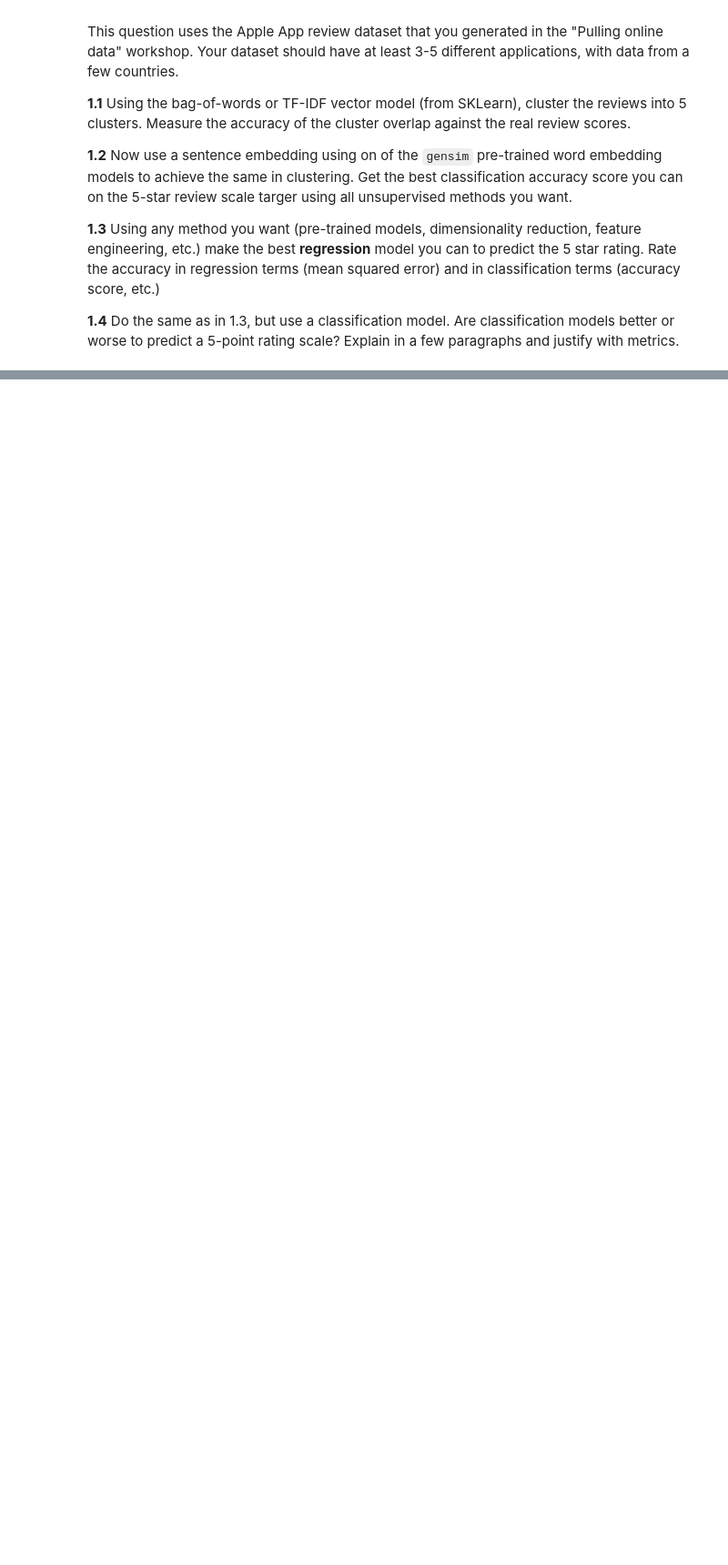
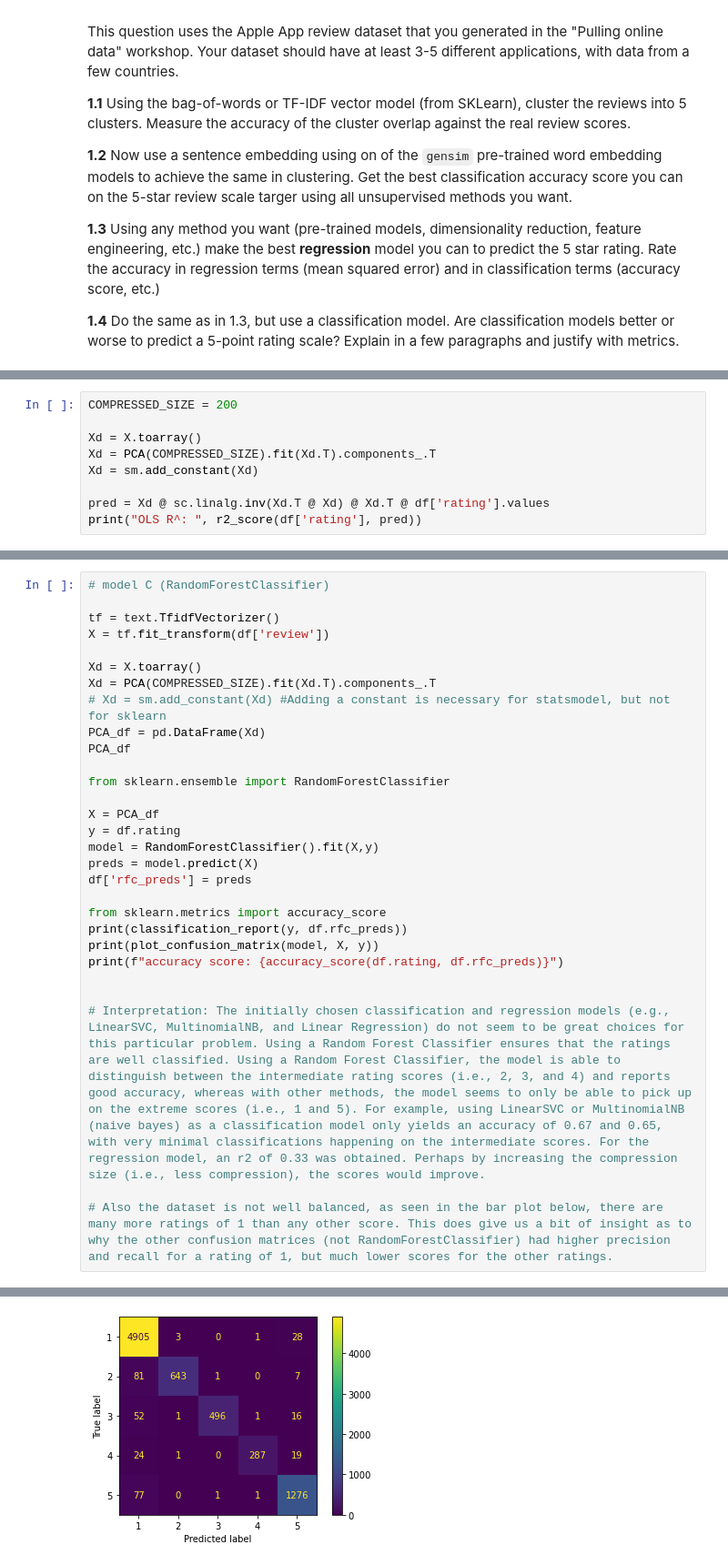
Before and after one commit to cb-ds-1/4-7-nlp, a Jupyter notebook: workshop.ipynb, the cells around one changed output, grey strips where cells are left out. Shown at 91% size. Drawn from its saved outputs; the diff is of its cells as text; blank space fills up the shorter version.

```diff
--- a/workshop.ipynb
+++ b/workshop.ipynb
@@ -14,0 +109,9 @@ This question uses the Apple App review dataset that you generated in the "Pulli
+# %%
+COMPRESSED_SIZE = 200
+
+Xd = X.toarray()
+Xd = PCA(COMPRESSED_SIZE).fit(Xd.T).components_.T
+Xd = sm.add_constant(Xd)
+
+pred = Xd @ sc.linalg.inv(Xd.T @ Xd) @ Xd.T @ df['rating'].values
+print("OLS R^: ", r2_score(df['rating'], pred))
@@ -14,0 +317,30 @@ This question uses the Apple App review dataset that you generated in the "Pulli
+# %%
+# model C (RandomForestClassifier)
+
+tf = text.TfidfVectorizer()
+X = tf.fit_transform(df['review'])
+
+Xd = X.toarray()
+Xd = PCA(COMPRESSED_SIZE).fit(Xd.T).components_.T
+# Xd = sm.add_constant(Xd) #Adding a constant is necessary for statsmodel, but not for sklearn
+PCA_df = pd.DataFrame(Xd)
+PCA_df
+
+from sklearn.ensemble import RandomForestClassifier
+
+X = PCA_df
+y = df.rating
+model = RandomForestClassifier().fit(X,y)
+preds = model.predict(X)
+df['rfc_preds'] = preds
+
+from sklearn.metrics import accuracy_score
+print(classification_report(y, df.rfc_preds))
+print(plot_confusion_matrix(model, X, y))
+print(f"accuracy score: {accuracy_score(df.rating, df.rfc_preds)}")
+
+
+# Interpretation: The initially chosen classification and regression models (e.g., LinearSVC, MultinomialNB, and Linear Regression) do not seem to be great choices for this particular problem. Using a Random Forest Classifier ensures that the ratings are well classified. Using a Random Forest Classifier, the model is able to distinguish between the intermediate rating scores (i.e., 2, 3, and 4) and reports good accuracy, whereas with other methods, the model seems to only be able to pick up on the extreme scores (i.e., 1 and 5). For example, using LinearSVC or MultinomialNB (naive bayes) as a classification model only yields an accuracy of 0.67 and 0.65, with very minimal classifications happening on the intermediate scores. For the regression model, an r2 of 0.33 was obtained. Perhaps by increasing the compression size (i.e., less compression), the scores would improve.
+
+# Also the dataset is not well balanced, as seen in the bar plot below, there are many more ratings of 1 than any other score. This does give us a bit of insight as to why the other confusion matrices (not RandomForestClassifier) had higher precision and recall for a rating of 1, but much lower scores for the other ratings.
+# %% [output]
@@ -14,0 +361 @@ This question uses the Apple App review dataset that you generated in the "Pulli
+[figure, added]
```
Also changed, not shown: parts of 27 cells of this notebook.
